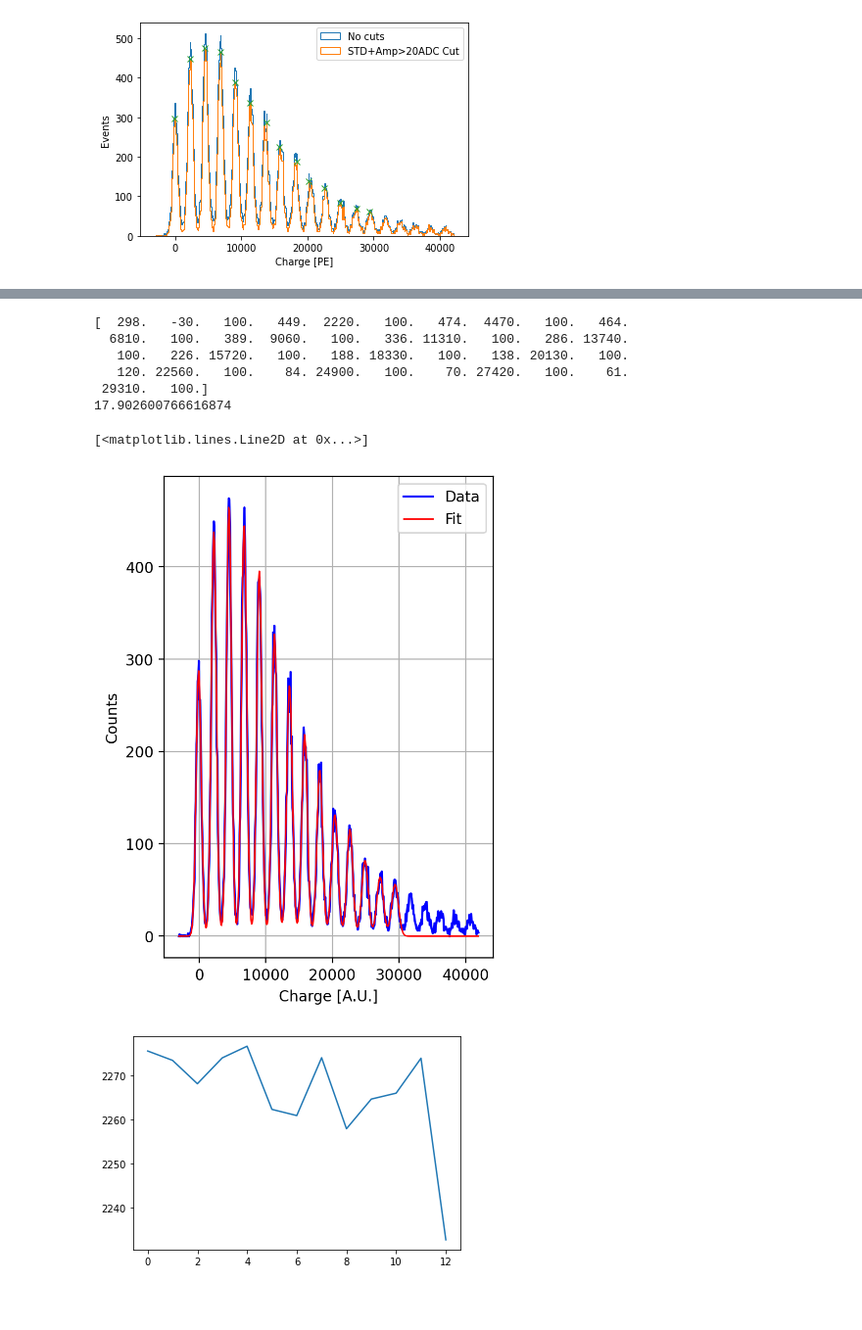
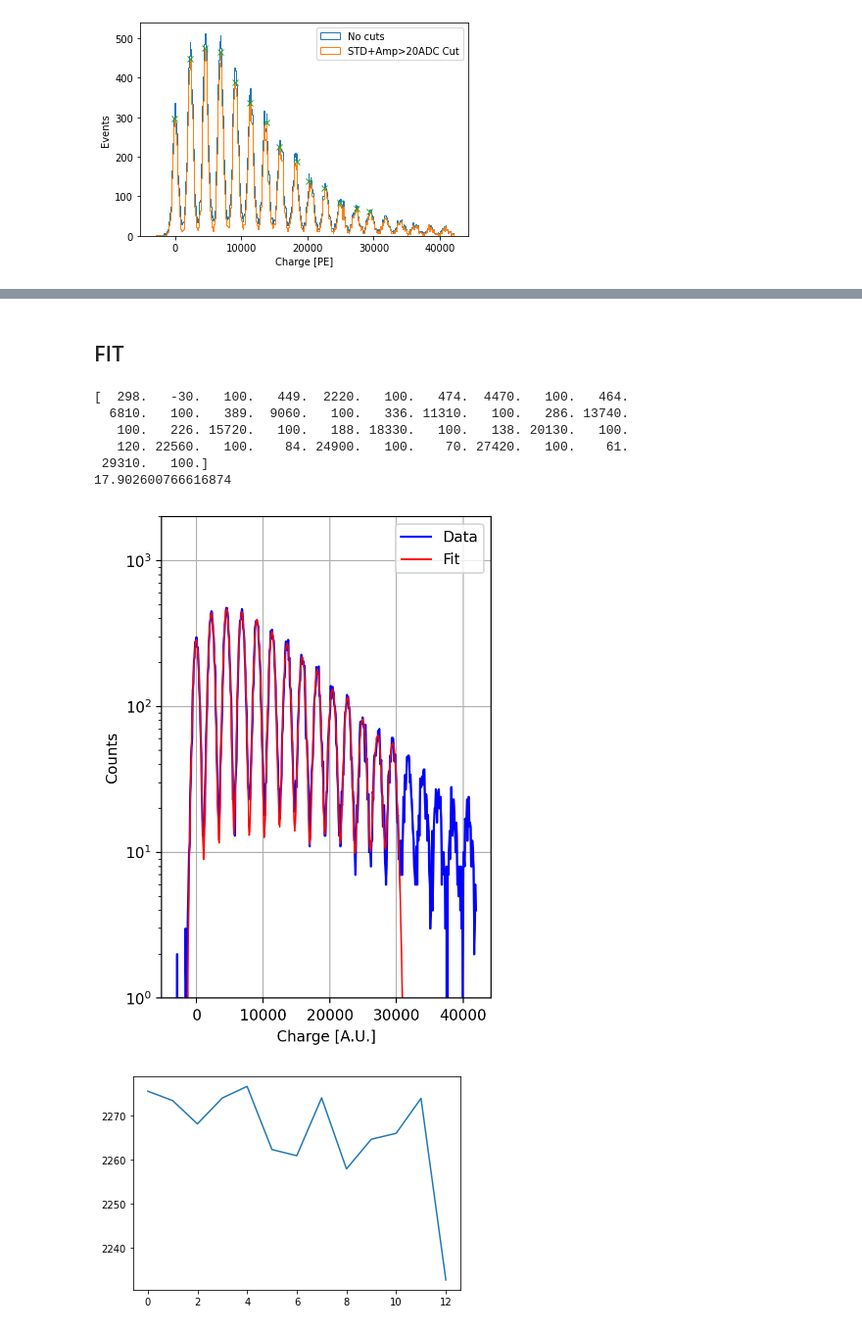
Before and after one commit to rodralva/JOYTHON_TOOLS, a Jupyter notebook: notebooks/Calibration.ipynb, the cells around one changed output, grey strips where cells are left out. Shown: that part at 98% size. Cells and saved outputs as stored; diff of their text form; code cells hidden in the pictures; blank space fills up the shorter version.

```diff
--- a/notebooks/Calibration.ipynb
+++ b/notebooks/Calibration.ipynb
@@ -6,9 +6,6 @@ from lib import *
 %matplotlib inline
 
 DEBUG = False;
-
-def gauss(x, a, x0, sigma):
-    return a*np.exp(-(x-x0)**2/(2*sigma**2))
 # %% [markdown]
 ## Single Run
 # %%
@@ -32,7 +29,7 @@ for ch in [5]:
         Peak_vars    =open_run_var(run_path ,"Peak_vars"   ,[ch],compressed=compress)
     for run in [Runs.iloc[2]["Run"]]:
         run_path=path+"run"+str(run).zfill(2)+"/";
-        Average_waveform  =open_run_var(run_path ,"Avg_wvf"   ,[ch],compressed=compress)
+        Average_waveform  =open_ch_var(run_path ,"Avg_wvf"   ,ch,compressed=compress)
 
 Ped_CUT=Pedestal_vars[ch]["STD"]<20
 
@@ -53,3 +108,5 @@ plt.plot(bins[peaks[0]],peaks[1]["peak_heights"],"x")
+# %% [markdown]
+## FIT
 # %%
 %matplotlib inline
 
@@ -80,37 +137,36 @@ def fit_gaussians(x, y, *p0):
     return popt,fig, chi_squared
     # except:
     #     print("Fit failed.")
 
 
 params=np.zeros(len(peaks[0])*3)
 params[0::3]=peaks[1]["peak_heights"]
 params[1::3]=bins[peaks[0]]
 params[2::3]=1e2
 vars,fig,qs=fit_gaussians(bins[:-1],counts,params)
 # print(vars*1e-6)
 # fig.set_xlim([-1e4,0.98e4])
 fig.set_xlabel("Charge [A.U.]")
 fig.set_ylabel("Counts")
 fig.legend(["Data","Fit"],loc="upper right")
 
 gains=vars[1::3]-vars[1]
 gains=gains[1:]-gains[0:-1]
 # fig.text(0.4e8,430,"X-ARAPUCA Gain [1e6] \n =%0.2f" % (gains[0]*1e-6));
 print(qs)
 
 plt.figure()
 plt.plot(gains)
-# fig.set_ylim([1,2e3])
-# fig.set_yscale("log")
+fig.set_ylim([1,2e3])
+fig.set_yscale("log")
 # %% [output]
 [  298.   -30.   100.   449.  2220.   100.   474.  4470.   100.   464.
   6810.   100.   389.  9060.   100.   336. 11310.   100.   286. 13740.
    100.   226. 15720.   100.   188. 18330.   100.   138. 20130.   100.
    120. 22560.   100.    84. 24900.   100.    70. 27420.   100.    61.
  29310.   100.]
 17.902600766616874
-[<matplotlib.lines.Line2D at 0x...>]
-[figure, old version]
+[figure, new version]
 [figure]
 # %%
 # SAMPLING=4e-9
```
Also changed, not shown: parts of 6 cells of this notebook, 1 other file.
